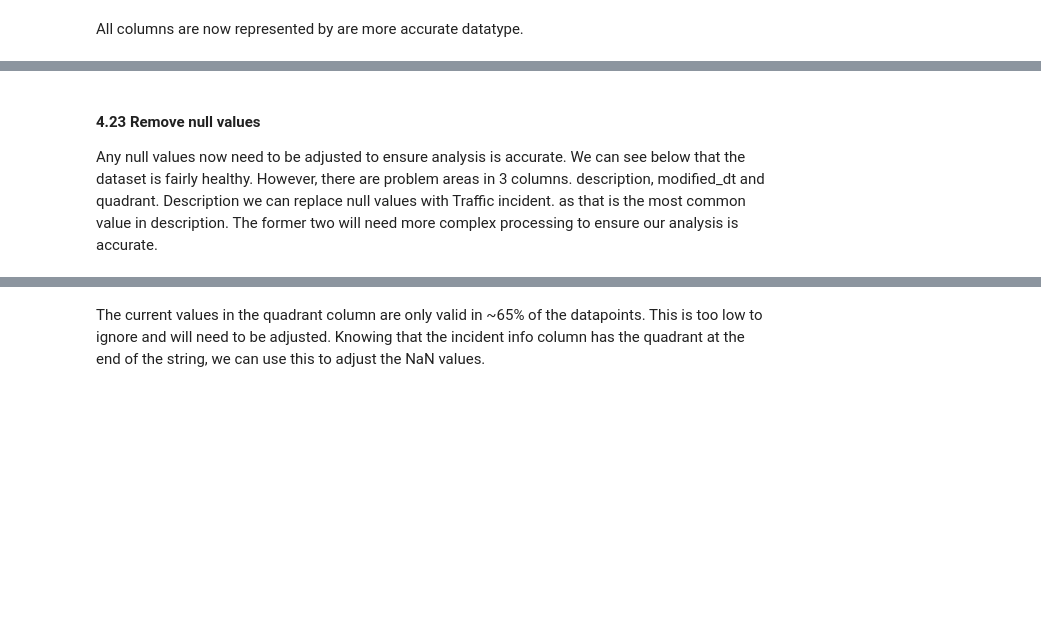
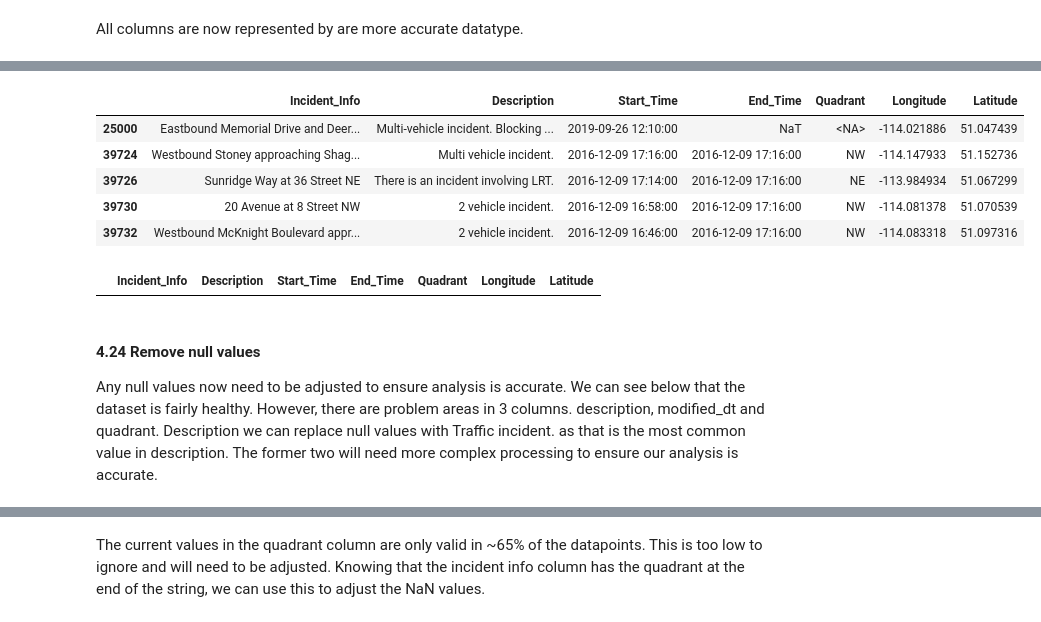
Before and after one commit to Gage-Fleming/City-of-Calgary-Data-Analysis, a Jupyter notebook: midterm.ipynb, the cells around one changed output, grey strips where cells are left out. Drawn from its saved outputs; the diff is of its cells as text; code cells hidden in the pictures; blank space fills up the shorter version.

```diff
--- a/midterm.ipynb
+++ b/midterm.ipynb
@@ -271,7 +274,6 @@ The unique method returned one value. Thereby confirming the count column serves
 # %%
 # Remove "count" and last three columns from dataframe.
-df.drop(columns=[':@computed_region_kxmf_bzkv', ':@computed_region_4a3i_ccfj', ':@computed_region_4b54_tmc4', 'count',
-                 'id'], inplace=True)
+df.drop(columns=[':@computed_region_kxmf_bzkv', ':@computed_region_4a3i_ccfj', ':@computed_region_4b54_tmc4', 'count', 'id', 'point'], inplace=True)
 
 # Confirm columns left in dataframe
 df.columns
@@ -284,3 +286,12 @@ Remaining columns are correct and unneeded columns are removed.
+# %%
+# Rename columns to more fitting names and spelling
+df = df.rename(columns={'incident_info': 'Incident_Info',
+                   'description': 'Description',
+                   'start_dt': 'Start_Time',
+                   'modified_dt': 'End_Time',
+                   'quadrant': 'Quadrant',
+                   'longitude': 'Longitude',
+                   'latitude': 'Latitude',})
 # %% [markdown]
 #### 4.22 Change datatypes of columns
 
@@ -301,12 +311,12 @@ dtype: object
 # Adjust all columns to have the proper data type.
 
 # Change columns that are better represented as strings to string datatype.
-df[['incident_info', 'description', 'quadrant']] = df[['incident_info', 'description', 'quadrant']].astype('string')
+df[['Incident_Info', 'Description', 'Quadrant']] = df[['Incident_Info', 'Description', 'Quadrant']].astype('string')
 # trim any whitespace from string objects to allow for easier string manipulation.
 df = df.apply(lambda x: x.str.strip() if x.dtype == 'string' else x)
 
 # Change columns that are better represented as datetime objects to datetime64 datatype.
-df[['start_dt', 'modified_dt']] = df[['start_dt', 'modified_dt']].apply(pd.to_datetime)
+df[['Start_Time', 'End_Time']] = df[['Start_Time', 'End_Time']].apply(pd.to_datetime)
 
 df.dtypes
 # %% [output]
@@ -323,0 +337,9 @@ All columns are now represented by are more accurate datatype.
+# %%
+df.loc[df.duplicated()]
+# %% [output]
+|  | Incident_Info | Description | Start_Time | End_Time | Quadrant | Longitude | Latitude |
+| 25000 | Eastbound Memorial Drive and Deer... | Multi-vehicle incident. Blocking ... | 2019-09-26 12:10:00 | NaT | <NA> | -114.021886 | 51.047439 |
+| 39724 | Westbound Stoney approaching Shag... | Multi vehicle incident. | 2016-12-09 17:16:00 | 2016-12-09 17:16:00 | NW | -114.147933 | 51.152736 |
+| 39726 | Sunridge Way at 36 Street NE | There is an incident involving LRT. | 2016-12-09 17:14:00 | 2016-12-09 17:16:00 | NE | -113.984934 | 51.067299 |
+| 39730 | 20 Avenue at 8 Street NW | 2 vehicle incident. | 2016-12-09 16:58:00 | 2016-12-09 17:16:00 | NW | -114.081378 | 51.070539 |
+| 39732 | Westbound McKnight Boulevard appr... | 2 vehicle incident. | 2016-12-09 16:46:00 | 2016-12-09 17:16:00 | NW | -114.083318 | 51.097316 |
@@ -324,5 +348,9 @@ All columns are now represented by are more accurate datatype.
+# %%
+df.loc[df.duplicated()]
+# %% [output]
+|  | Incident_Info | Description | Start_Time | End_Time | Quadrant | Longitude | Latitude |
 # %% [markdown]
-#### 4.23 Remove null values
+#### 4.24 Remove null values
 
 Any null values now need to be adjusted to ensure analysis is accurate. We can see below that the dataset is fairly healthy. However, there are problem areas in 3 columns. description, modified_dt and quadrant. Description we can replace null values with Traffic incident. as that is the most common value in description. The former two will need more complex processing to ensure our analysis is accurate.
 # %%
```
Also changed, not shown: parts of 27 cells of this notebook.
